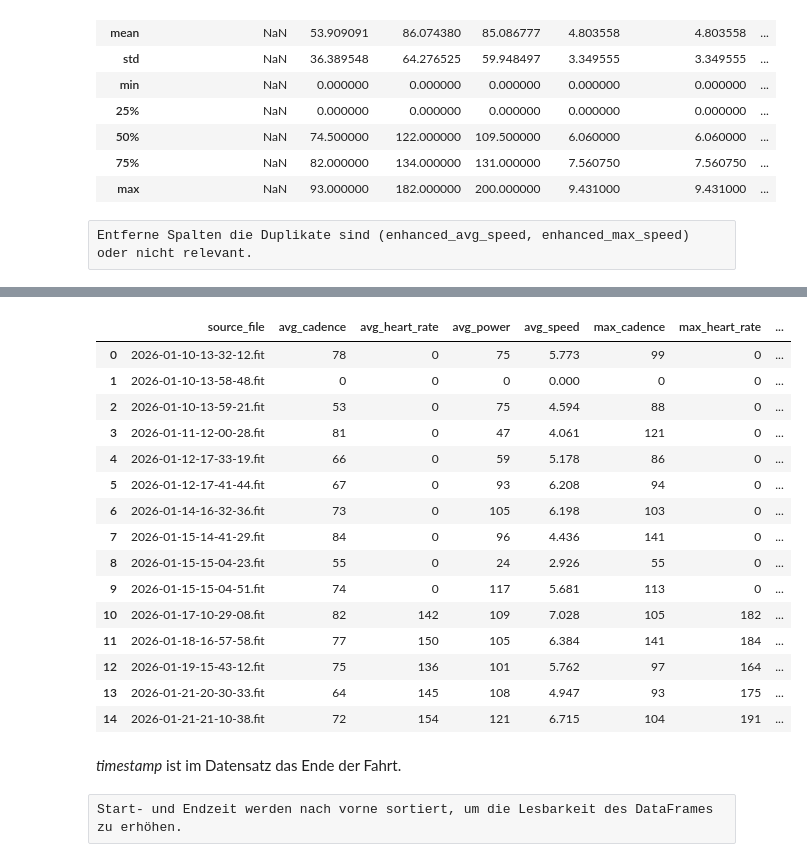
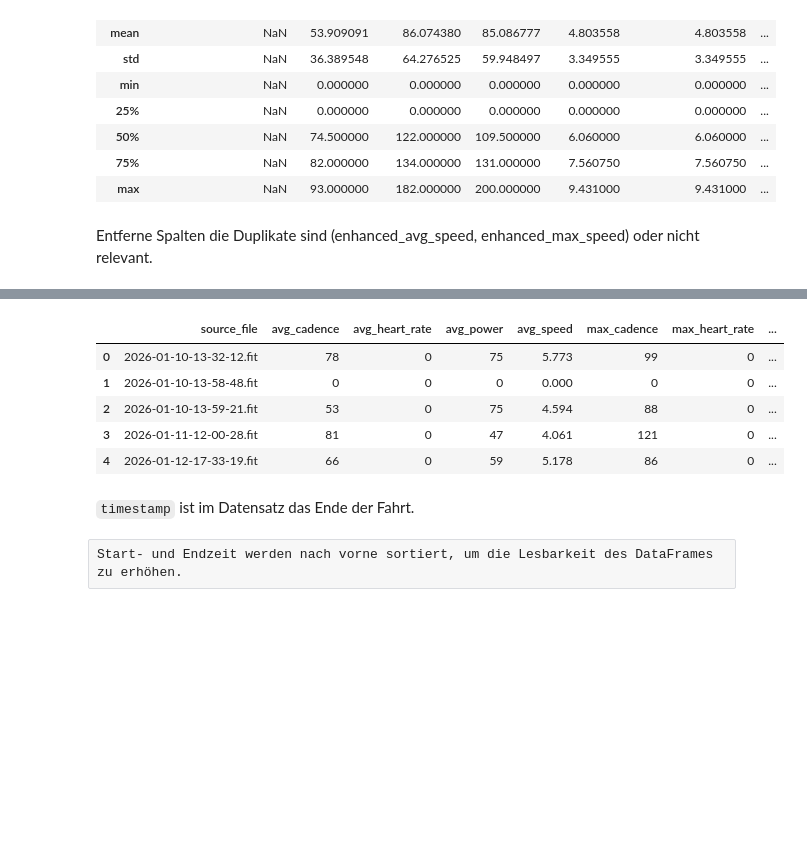
Before and after one commit to MoeHome/data_analysis_project, a Jupyter notebook: clean_and_join_data.ipynb, the cells around one changed output, grey strips where cells are left out. Drawn from its saved outputs; the diff is of its cells as text; code cells hidden in the pictures; blank space fills up the shorter version.

```diff
--- a/clean_and_join_data.ipynb
+++ b/clean_and_join_data.ipynb
@@ -79,8 +79,8 @@ df_session.describe(include = 'all')
 | 50% | NaN | 74.500000 | 122.000000 | 109.500000 | 6.060000 | 6.060000 | ... |
 | 75% | NaN | 82.000000 | 134.000000 | 131.000000 | 7.560750 | 7.560750 | ... |
 | max | NaN | 93.000000 | 182.000000 | 200.000000 | 9.431000 | 9.431000 | ... |
-# %% [raw]
-Entferne Spalten die Duplikate sind (enhanced_avg_speed, enhanced_max_speed) oder nicht relevant.
+# %% [markdown]
+Entferne Spalten die Duplikate sind (enhanced_avg_speed, enhanced_max_speed) oder nicht relevant.
 # %%
 df_session.drop(columns=['enhanced_avg_speed','enhanced_max_speed','num_laps','unknown_193'], inplace=True)
 df_session.describe(include = 'all')
@@ -98,26 +98,16 @@ df_session.describe(include = 'all')
 | 75% | NaN | 82.000000 | 134.000000 | 131.000000 | 7.560750 | 103.000000 | 164.000000 | ... |
 | max | NaN | 93.000000 | 182.000000 | 200.000000 | 9.431000 | 141.000000 | 203.000000 | ... |
 # %%
-df_session.head(15)
+df_session.head(5)
 # %% [output]
 |  | source_file | avg_cadence | avg_heart_rate | avg_power | avg_speed | max_cadence | max_heart_rate | ... |
 | 0 | 2026-01-10-13-32-12.fit | 78 | 0 | 75 | 5.773 | 99 | 0 | ... |
 | 1 | 2026-01-10-13-58-48.fit | 0 | 0 | 0 | 0.000 | 0 | 0 | ... |
 | 2 | 2026-01-10-13-59-21.fit | 53 | 0 | 75 | 4.594 | 88 | 0 | ... |
 | 3 | 2026-01-11-12-00-28.fit | 81 | 0 | 47 | 4.061 | 121 | 0 | ... |
 | 4 | 2026-01-12-17-33-19.fit | 66 | 0 | 59 | 5.178 | 86 | 0 | ... |
-| 5 | 2026-01-12-17-41-44.fit | 67 | 0 | 93 | 6.208 | 94 | 0 | ... |
-| 6 | 2026-01-14-16-32-36.fit | 73 | 0 | 105 | 6.198 | 103 | 0 | ... |
-| 7 | 2026-01-15-14-41-29.fit | 84 | 0 | 96 | 4.436 | 141 | 0 | ... |
-| 8 | 2026-01-15-15-04-23.fit | 55 | 0 | 24 | 2.926 | 55 | 0 | ... |
-| 9 | 2026-01-15-15-04-51.fit | 74 | 0 | 117 | 5.681 | 113 | 0 | ... |
-| 10 | 2026-01-17-10-29-08.fit | 82 | 142 | 109 | 7.028 | 105 | 182 | ... |
-| 11 | 2026-01-18-16-57-58.fit | 77 | 150 | 105 | 6.384 | 141 | 184 | ... |
-| 12 | 2026-01-19-15-43-12.fit | 75 | 136 | 101 | 5.762 | 97 | 164 | ... |
-| 13 | 2026-01-21-20-30-33.fit | 64 | 145 | 108 | 4.947 | 93 | 175 | ... |
-| 14 | 2026-01-21-21-10-38.fit | 72 | 154 | 121 | 6.715 | 104 | 191 | ... |
 # %% [markdown]
-*timestamp* ist im Datensatz das Ende der Fahrt.
+`timestamp` ist im Datensatz das Ende der Fahrt.
 # %%
 df_session.rename(columns={"timestamp": "end_time"}, inplace=True)
 # %% [raw]
```
Also changed, not shown: parts of 15 cells of this notebook, 1 other file.
